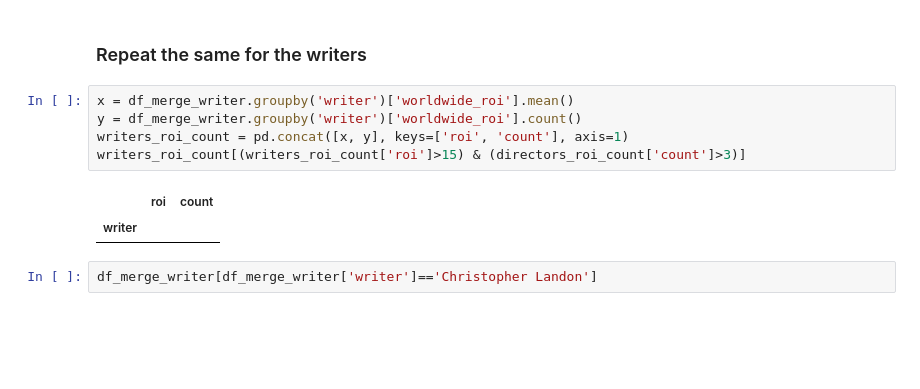
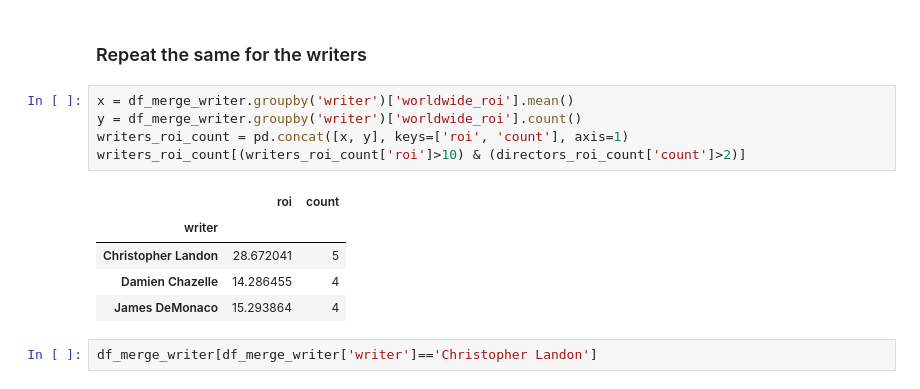
Before and after one commit to alihijazy/Data-Analysis-to-Maximize-ROI-in-the-Film-Industry, a Jupyter notebook: movie-analysis-eda.ipynb, the cells around one changed output. Cells and saved outputs as stored; diff of their text form; blank space fills up the shorter version.

```diff
--- a/movie-analysis-eda.ipynb
+++ b/movie-analysis-eda.ipynb
@@ -469,11 +475,14 @@ df_merge_director[df_merge_director['director']=='James Wan']
 # %%
 x = df_merge_writer.groupby('writer')['worldwide_roi'].mean()
 y = df_merge_writer.groupby('writer')['worldwide_roi'].count()
 writers_roi_count = pd.concat([x, y], keys=['roi', 'count'], axis=1)
-writers_roi_count[(writers_roi_count['roi']>15) & (directors_roi_count['count']>3)]
+writers_roi_count[(writers_roi_count['roi']>10) & (directors_roi_count['count']>2)]
 # %% [output]
 |  | roi | count |
 | writer |  |  |
+| Christopher Landon | 28.672041 | 5 |
+| Damien Chazelle | 14.286455 | 4 |
+| James DeMonaco | 15.293864 | 4 |
 # %%
 df_merge_writer[df_merge_writer['writer']=='Christopher Landon']
 # %% [output]
```
Also changed, not shown: parts of 4 cells of this notebook, 3 other files.
